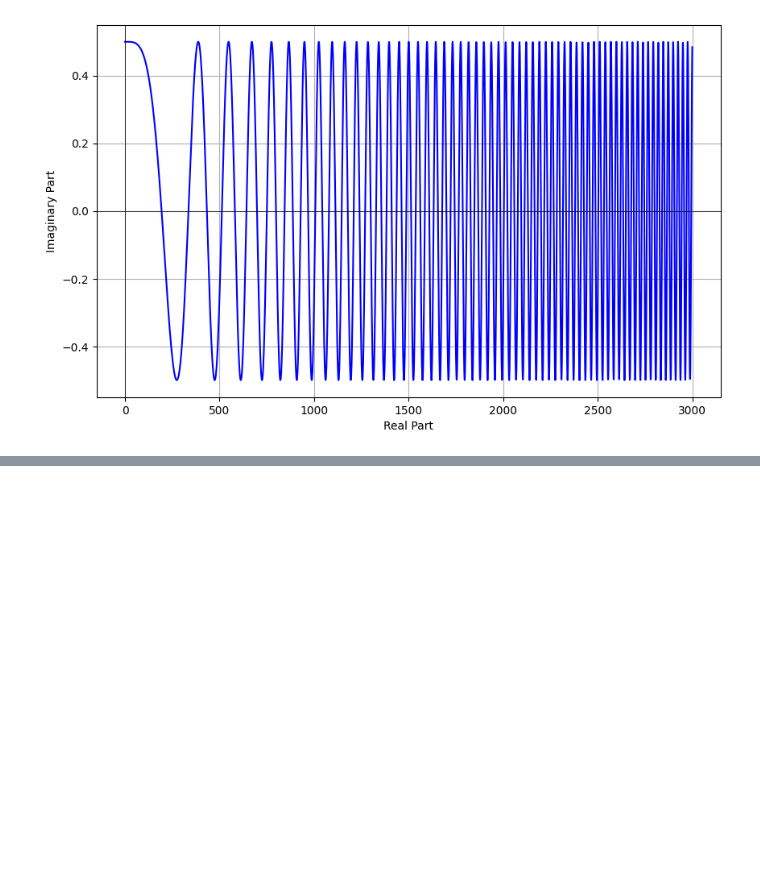
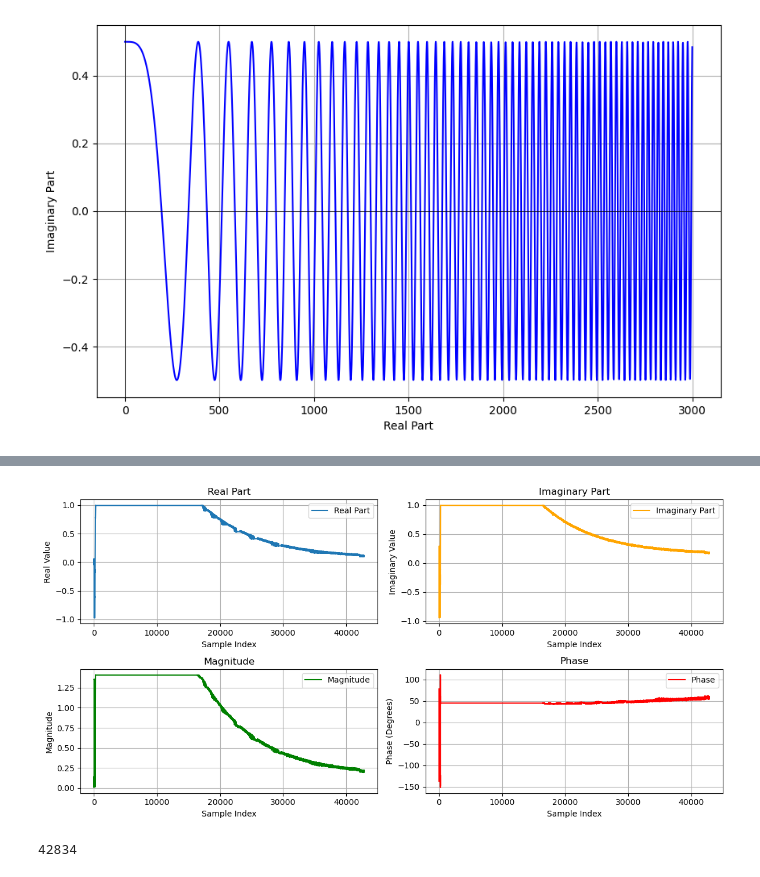
Before and after one commit to murrayinglis/sdr-config, a Jupyter notebook: plots.ipynb, the cells around one changed output, grey strips where cells are left out. Drawn from its saved outputs; the diff is of its cells as text; code cells hidden in the pictures; blank space fills up the shorter version.

```diff
--- a/plots.ipynb
+++ b/plots.ipynb
@@ -39,0 +25,70 @@ plt.show()
+# %%
+import numpy as np
+import matplotlib.pyplot as plt
+
+# Define the path to your binary file
+file_path = 'rx_test.bin'
+
+
+# Read the binary file
+with open(file_path, 'rb') as file:
+    # Read the data into a numpy array
+    # The dtype should match the type of data in the file (double = float64)
+    data = np.fromfile(file, dtype=np.float64)
+
+# Reshape or process the data if needed
+# Here we assume data was written as 2 doubles per sample
+num_new_samples = int(len(data)/2)
+data = data.reshape((num_new_samples, 2))
+
+
+# Create complex numbers from the real and imaginary parts
+complex_data = data[:, 0] + 1j * data[:, 1]
+
+# Compute magnitude and phase
+magnitudes = np.abs(complex_data)
+phases = np.angle(complex_data, deg=True)  # Phase in degrees
+
+# Plotting
+fig, axs = plt.subplots(2, 2, figsize=(12, 6))
+
+# Plot real part
+axs[0, 0].plot(np.real(complex_data), label='Real Part')
+axs[0, 0].set_title('Real Part')
+axs[0, 0].set_xlabel('Sample Index')
+axs[0, 0].set_ylabel('Real Value')
+axs[0, 0].legend()
+axs[0, 0].grid(True)
+
+# Plot imaginary part
+axs[0, 1].plot(np.imag(complex_data), label='Imaginary Part', color='orange')
+axs[0, 1].set_title('Imaginary Part')
+axs[0, 1].set_xlabel('Sample Index')
+axs[0, 1].set_ylabel('Imaginary Value')
+axs[0, 1].legend()
+axs[0, 1].grid(True)
+
+# Plot magnitude
+axs[1, 0].plot(magnitudes, label='Magnitude', color='green')
+axs[1, 0].set_title('Magnitude')
+axs[1, 0].set_xlabel('Sample Index')
+axs[1, 0].set_ylabel('Magnitude')
+axs[1, 0].legend()
+axs[1, 0].grid(True)
+
+# Plot phase
+axs[1, 1].plot(phases, label='Phase', color='red')
+axs[1, 1].set_title('Phase')
+axs[1, 1].set_xlabel('Sample Index')
+axs[1, 1].set_ylabel('Phase (Degrees)')
+axs[1, 1].legend()
+axs[1, 1].grid(True)
+
+# Adjust layout
+plt.tight_layout()
+plt.show()
+
+print(num_new_samples)
+# %% [output]
+[figure, added]
+42834
```
Also changed, not shown: parts of 1 cell of this notebook, 15 other files.
